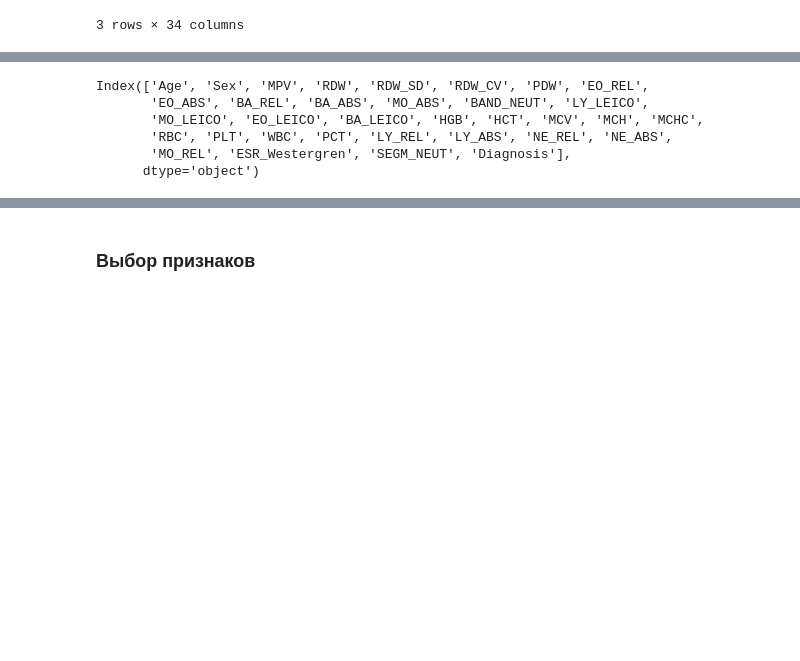
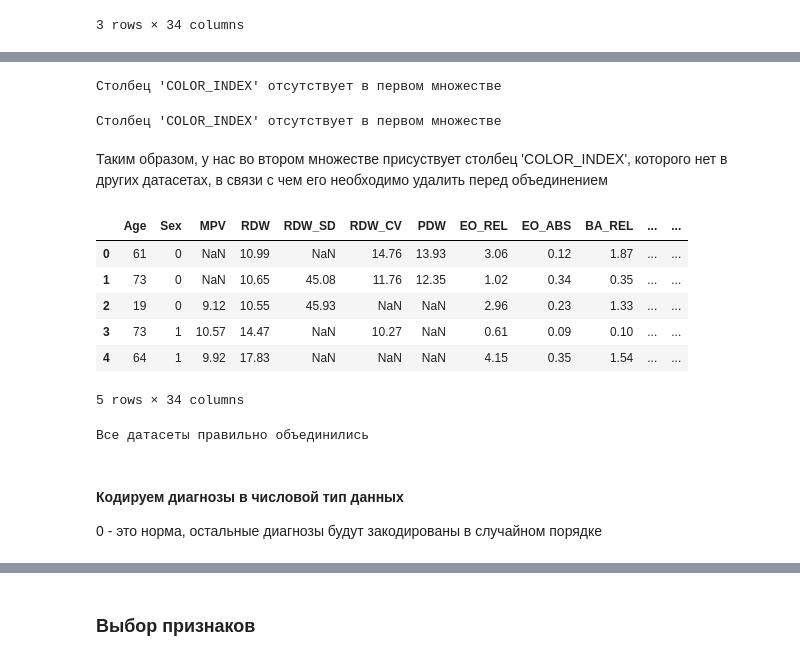
Before and after one commit to ekaterinakaz4255/hakaton_blood_classification, a Jupyter notebook: feature_selection.ipynb, the cells around one changed output, grey strips where cells are left out. Saved outputs shown, nothing was run; the diff lists cells and outputs as text; code cells hidden in the pictures; blank space fills up the shorter version.

```diff
--- a/feature_selection.ipynb
+++ b/feature_selection.ipynb
@@ -97,9 +78,10 @@ Index(['Sex', 'Age', 'Diagnosis', 'BAND_NEUT', 'BA_ABS', 'BA_LEICO', 'BA_REL',
-# %%
-df3.columns
-# %% [output]
-Index(['Age', 'Sex', 'MPV', 'RDW', 'RDW_SD', 'RDW_CV', 'PDW', 'EO_REL',
-       'EO_ABS', 'BA_REL', 'BA_ABS', 'MO_ABS', 'BAND_NEUT', 'LY_LEICO',
-       'MO_LEICO', 'EO_LEICO', 'BA_LEICO', 'HGB', 'HCT', 'MCV', 'MCH', 'MCHC',
-       'RBC', 'PLT', 'WBC', 'PCT', 'LY_REL', 'LY_ABS', 'NE_REL', 'NE_ABS',
-       'MO_REL', 'ESR_Westergren', 'SEGM_NEUT', 'Diagnosis'],
-      dtype='object')
+# %%
+check_sets_difference(unique_cols_df1, unique_cols_df2)
+# %% [output]
+Столбец 'COLOR_INDEX' отсутствует в первом множестве
+# %%
+check_sets_difference(unique_cols_df3, unique_cols_df2)
+# %% [output]
+Столбец 'COLOR_INDEX' отсутствует в первом множестве
+# %% [markdown]
+Таким образом, у нас во втором множестве присуствует столбец 'COLOR_INDEX', которого нет в других датасетах, в связи с чем его необходимо удалить перед объединением
@@ -105,0 +91,26 @@ Index(['Age', 'Sex', 'MPV', 'RDW', 'RDW_SD', 'RDW_CV', 'PDW', 'EO_REL',
+# %%
+# Объединение всех датасетов
+combined_df = pd.concat([df1, df2_dropped, df3], ignore_index=True)
+
+# Вывод объединенного датафрейма
+combined_df.head()
+# %% [output]
+|  | Age | Sex | MPV | RDW | RDW_SD | RDW_CV | PDW | EO_REL | EO_ABS | BA_REL | ... | ... |
+| 0 | 61 | 0 | NaN | 10.99 | NaN | 14.76 | 13.93 | 3.06 | 0.12 | 1.87 | ... | ... |
+| 1 | 73 | 0 | NaN | 10.65 | 45.08 | 11.76 | 12.35 | 1.02 | 0.34 | 0.35 | ... | ... |
+| 2 | 19 | 0 | 9.12 | 10.55 | 45.93 | NaN | NaN | 2.96 | 0.23 | 1.33 | ... | ... |
+| 3 | 73 | 1 | 10.57 | 14.47 | NaN | 10.27 | NaN | 0.61 | 0.09 | 0.10 | ... | ... |
+| 4 | 64 | 1 | 9.92 | 17.83 | NaN | NaN | NaN | 4.15 | 0.35 | 1.54 | ... | ... |
+5 rows × 34 columns
+# %%
+# Проверка размерностей
+if (df1.shape[0] + df2.shape[0] + df3.shape[0] == combined_df.shape[0]) == True:
+    print('Все датасеты правильно объединились')
+else:
+    print('Размерности не совпадают')
+# %% [output]
+Все датасеты правильно объединились
+# %% [markdown]
+#### Кодируем диагнозы в числовой тип данных
+
+0 - это норма, остальные диагнозы будут закодированы в случайном порядке
```
Also changed, not shown: parts of 21 cells of this notebook, 1 other file.
